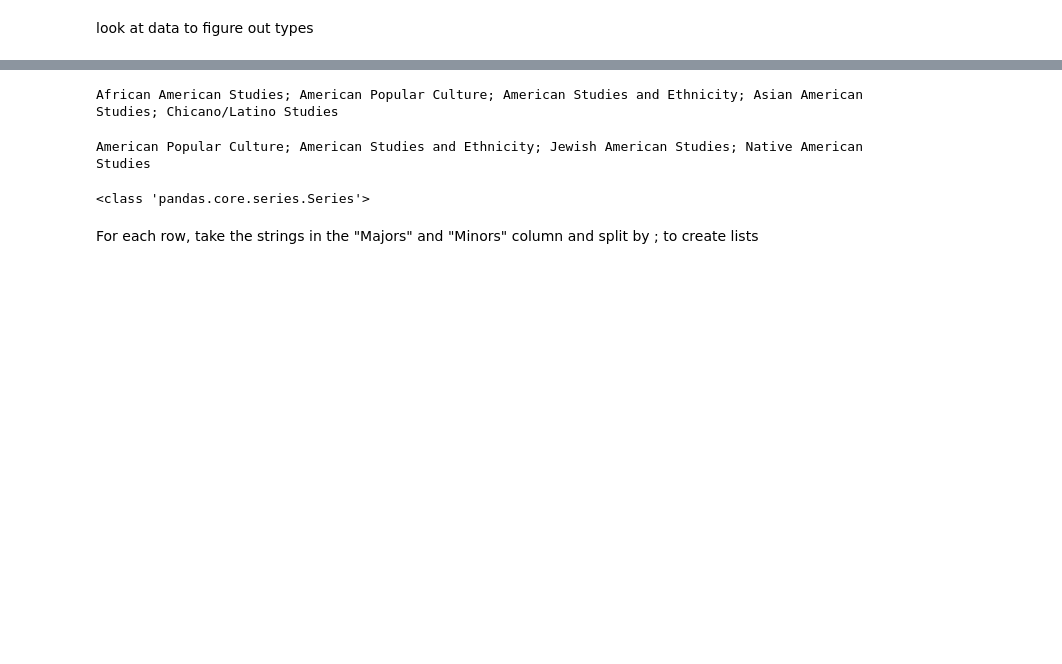
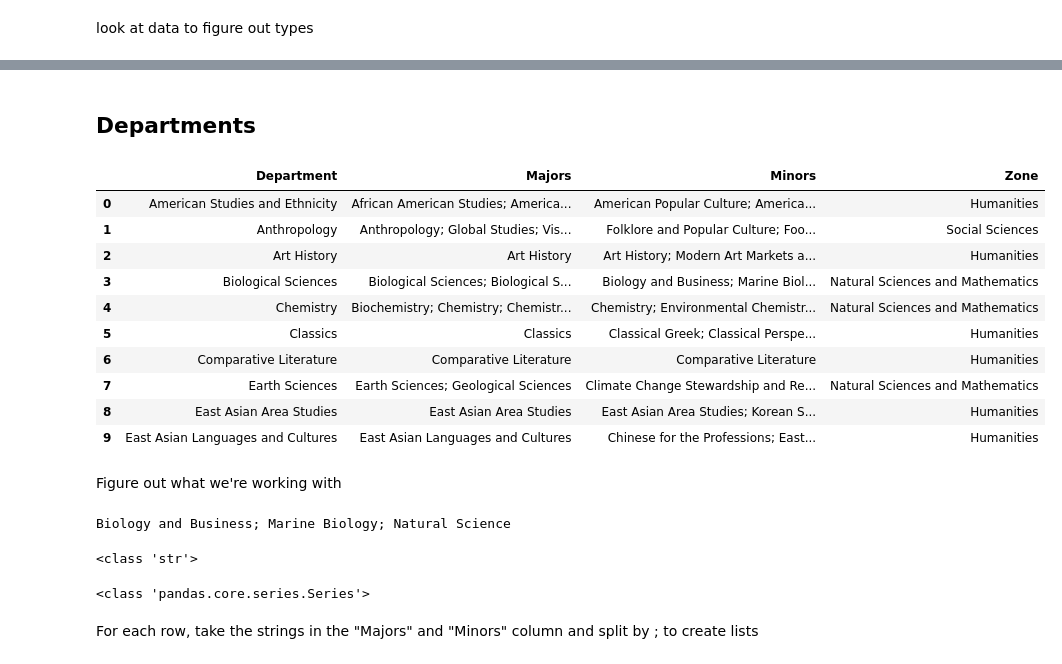
Before and after one commit to laurenlsun/major-interest, a Jupyter notebook: interested_students.ipynb, the cells around one changed output, grey strips where cells are left out. Saved outputs shown, nothing was run; the diff lists cells and outputs as text; code cells hidden in the pictures; blank space fills up the shorter version.

```diff
--- a/interested_students.ipynb
+++ b/interested_students.ipynb
@@ -19,11 +45,30 @@ responses.head()
+# %% [markdown]
+## Departments
+# %%
+departments = pd.read_csv('departments.csv')
+departments.head(10)
+# %% [output]
+|  | Department | Majors | Minors | Zone |
+| 0 | American Studies and Ethnicity | African American Studies; America... | American Popular Culture; America... | Humanities |
+| 1 | Anthropology | Anthropology; Global Studies; Vis... | Folklore and Popular Culture; Foo... | Social Sciences |
+| 2 | Art History | Art History | Art History; Modern Art Markets a... | Humanities |
+| 3 | Biological Sciences | Biological Sciences; Biological S... | Biology and Business; Marine Biol... | Natural Sciences and Mathematics |
+| 4 | Chemistry | Biochemistry; Chemistry; Chemistr... | Chemistry; Environmental Chemistr... | Natural Sciences and Mathematics |
+| 5 | Classics | Classics | Classical Greek; Classical Perspe... | Humanities |
+| 6 | Comparative Literature | Comparative Literature | Comparative Literature | Humanities |
+| 7 | Earth Sciences | Earth Sciences; Geological Sciences | Climate Change Stewardship and Re... | Natural Sciences and Mathematics |
+| 8 | East Asian Area Studies | East Asian Area Studies | East Asian Area Studies; Korean S... | Humanities |
+| 9 | East Asian Languages and Cultures | East Asian Languages and Cultures | Chinese for the Professions; East... | Humanities |
+# %% [markdown]
+Figure out what we're working with
+# %%
+print(departments['Minors'][3])
+# %% [output]
+Biology and Business; Marine Biology; Natural Science
 # %%
-print(departments['Majors'][0])
+print(type(departments["Minors"][0]))
 # %% [output]
-African American Studies; American Popular Culture; American Studies and Ethnicity; Asian American Studies; Chicano/Latino Studies
+<class 'str'>
-# %%
-print(departments["Minors"][0])
-# %% [output]
-American Popular Culture; American Studies and Ethnicity; Jewish American Studies; Native American Studies
 # %%
 print(type(departments['Majors']))
 # %% [output]
```
Also changed, not shown: parts of 54 cells of this notebook.
